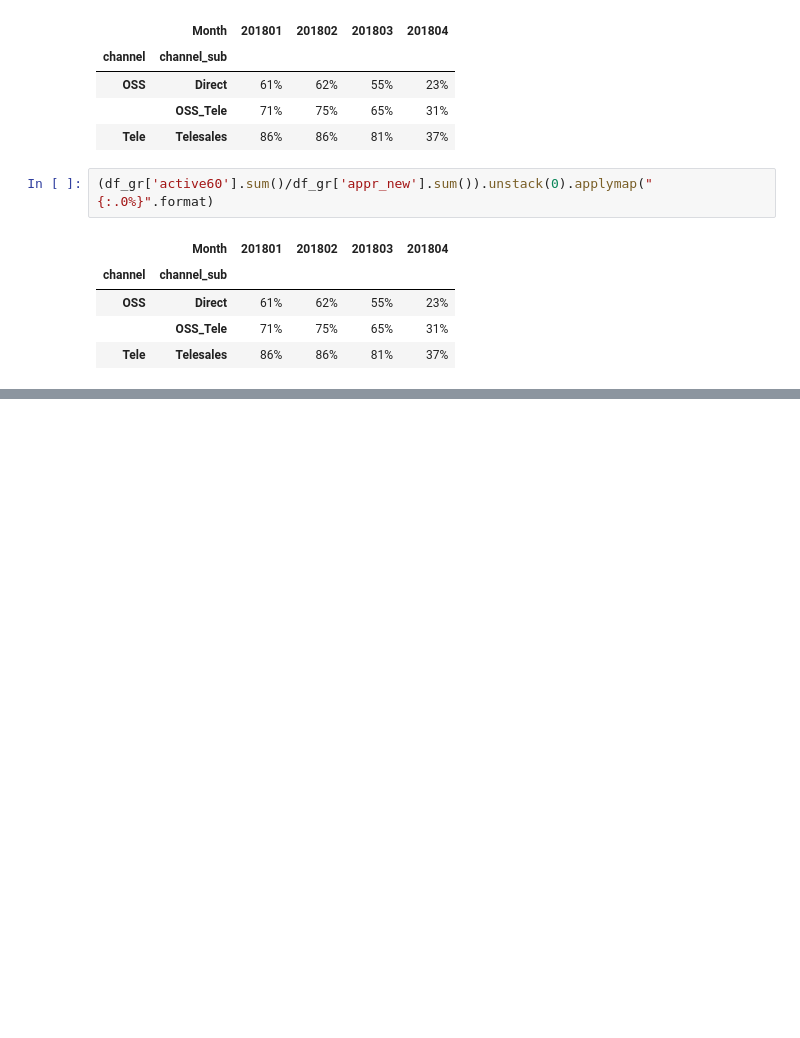
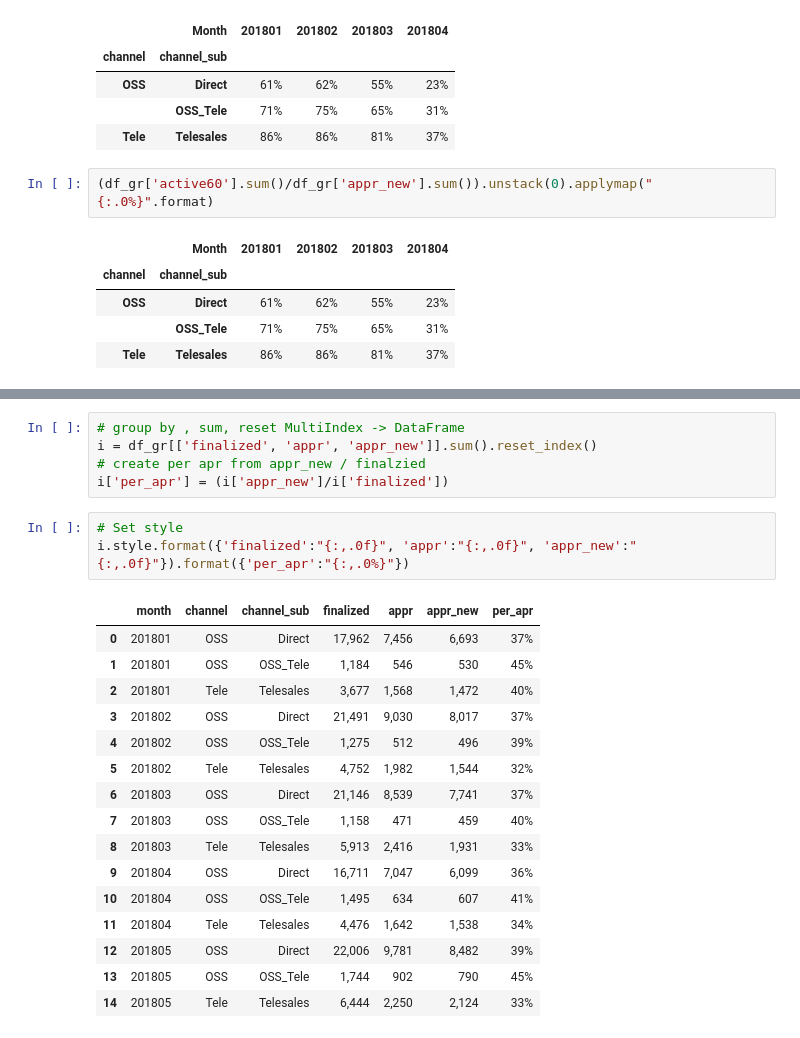
Before and after one commit to pbdanny/python_portfolio, a Jupyter notebook: portfolio_oss.ipynb, the cells around one changed output, grey strips where cells are left out. Saved outputs shown, nothing was run; the diff lists cells and outputs as text; blank space fills up the shorter version.

```diff
--- a/portfolio_oss.ipynb
+++ b/portfolio_oss.ipynb
@@ -100,0 +94,25 @@ df_gr.agg({'finalized':sum, 'appr_new':sum, 'active60':sum}).reset_index()
+# %%
+# group by , sum, reset MultiIndex -> DataFrame
+i = df_gr[['finalized', 'appr', 'appr_new']].sum().reset_index()
+# create per apr from appr_new / finalzied
+i['per_apr'] = (i['appr_new']/i['finalized'])
+# %%
+# Set style
+i.style.format({'finalized':"{:,.0f}", 'appr':"{:,.0f}", 'appr_new':"{:,.0f}"}).format({'per_apr':"{:,.0%}"})
+# %% [output]
+|  | month | channel | channel_sub | finalized | appr | appr_new | per_apr |
+| 0 | 201801 | OSS | Direct | 17,962 | 7,456 | 6,693 | 37% |
+| 1 | 201801 | OSS | OSS_Tele | 1,184 | 546 | 530 | 45% |
+| 2 | 201801 | Tele | Telesales | 3,677 | 1,568 | 1,472 | 40% |
+| 3 | 201802 | OSS | Direct | 21,491 | 9,030 | 8,017 | 37% |
+| 4 | 201802 | OSS | OSS_Tele | 1,275 | 512 | 496 | 39% |
+| 5 | 201802 | Tele | Telesales | 4,752 | 1,982 | 1,544 | 32% |
+| 6 | 201803 | OSS | Direct | 21,146 | 8,539 | 7,741 | 37% |
+| 7 | 201803 | OSS | OSS_Tele | 1,158 | 471 | 459 | 40% |
+| 8 | 201803 | Tele | Telesales | 5,913 | 2,416 | 1,931 | 33% |
+| 9 | 201804 | OSS | Direct | 16,711 | 7,047 | 6,099 | 36% |
+| 10 | 201804 | OSS | OSS_Tele | 1,495 | 634 | 607 | 41% |
+| 11 | 201804 | Tele | Telesales | 4,476 | 1,642 | 1,538 | 34% |
+| 12 | 201805 | OSS | Direct | 22,006 | 9,781 | 8,482 | 39% |
+| 13 | 201805 | OSS | OSS_Tele | 1,744 | 902 | 790 | 45% |
+| 14 | 201805 | Tele | Telesales | 6,444 | 2,250 | 2,124 | 33% |
```
Also changed, not shown: parts of 9 cells of this notebook.
